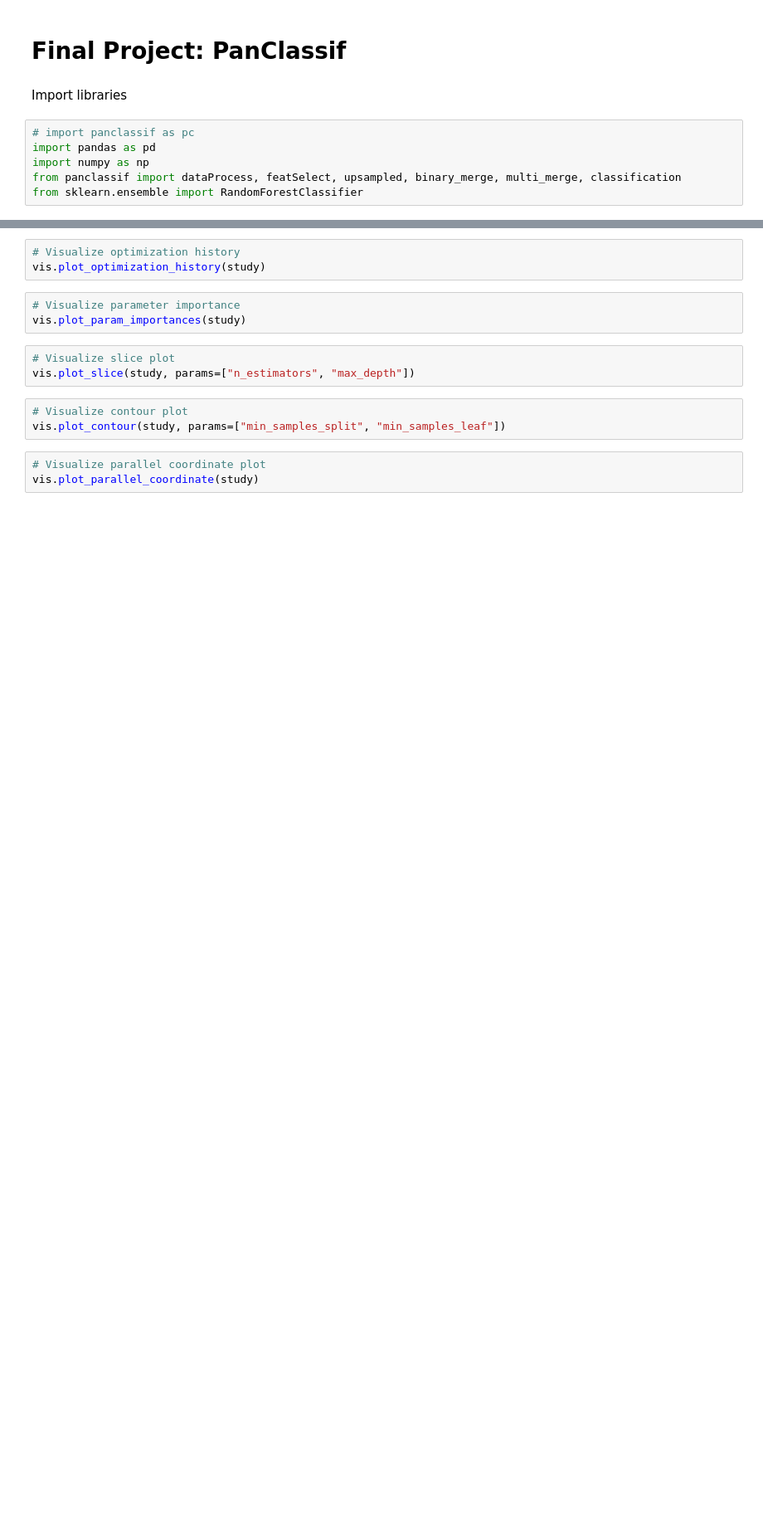
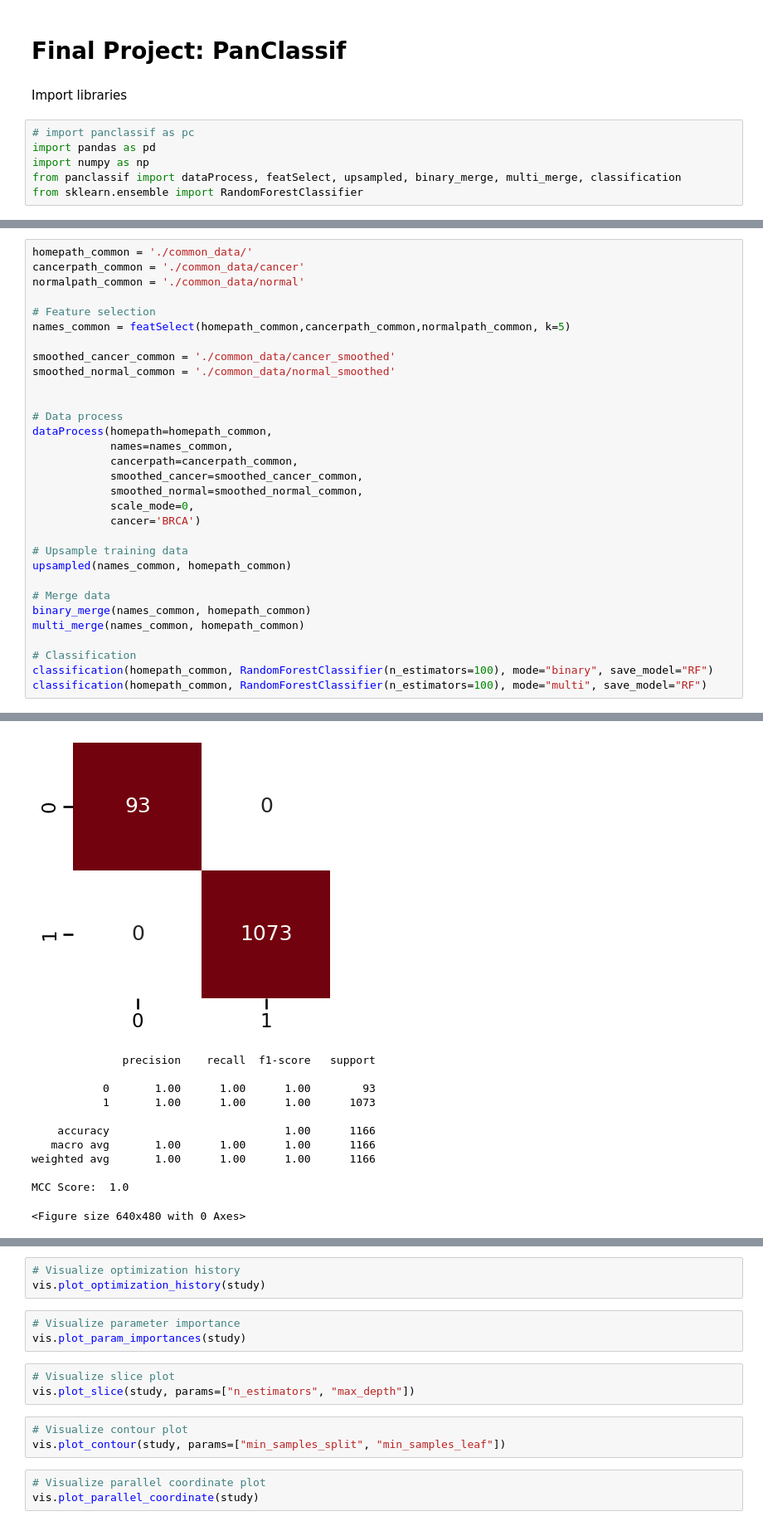
Before and after one commit to glyspy/PanClassif-Replication-Project, a Jupyter notebook: panclassif_analysis.ipynb, the cells around one changed output, grey strips where cells are left out. Shown at 83% size. Saved outputs shown, nothing was run; the diff lists cells and outputs as text; blank space fills up the shorter version.

```diff
--- a/panclassif_analysis.ipynb
+++ b/panclassif_analysis.ipynb
@@ -200,0 +93,32 @@ Best hyperparameters: {'n_estimators': 22, 'max_depth': 13, 'min_samples_split':
+# %%
+homepath_common = './common_data/'
+cancerpath_common = './common_data/cancer'
+normalpath_common = './common_data/normal'
+
+# Feature selection
+names_common = featSelect(homepath_common,cancerpath_common,normalpath_common, k=5)
+
+smoothed_cancer_common = './common_data/cancer_smoothed'
+smoothed_normal_common = './common_data/normal_smoothed'
+
+
+# Data process
+dataProcess(homepath=homepath_common,
+            names=names_common,
+            cancerpath=cancerpath_common,
+            smoothed_cancer=smoothed_cancer_common,
+            smoothed_normal=smoothed_normal_common,
+            scale_mode=0,
+            cancer='BRCA')
+
+# Upsample training data
+upsampled(names_common, homepath_common)
+
+# Merge data
+binary_merge(names_common, homepath_common)
+multi_merge(names_common, homepath_common)
+
+# Classification
+classification(homepath_common, RandomForestClassifier(n_estimators=100), mode="binary", save_model="RF")
+classification(homepath_common, RandomForestClassifier(n_estimators=100), mode="multi", save_model="RF")
+# %% [output]
@@ -200,0 +142,12 @@ Best hyperparameters: {'n_estimators': 22, 'max_depth': 13, 'min_samples_split':
+[figure, added]
+              precision    recall  f1-score   support
+
+           0       1.00      1.00      1.00        93
+           1       1.00      1.00      1.00      1073
+
+    accuracy                           1.00      1166
+   macro avg       1.00      1.00      1.00      1166
+weighted avg       1.00      1.00      1.00      1166
+
+MCC Score:  1.0
+<Figure size 640x480 with 0 Axes>
```
Also changed, not shown: parts of 48 cells of this notebook, 1 other file.
